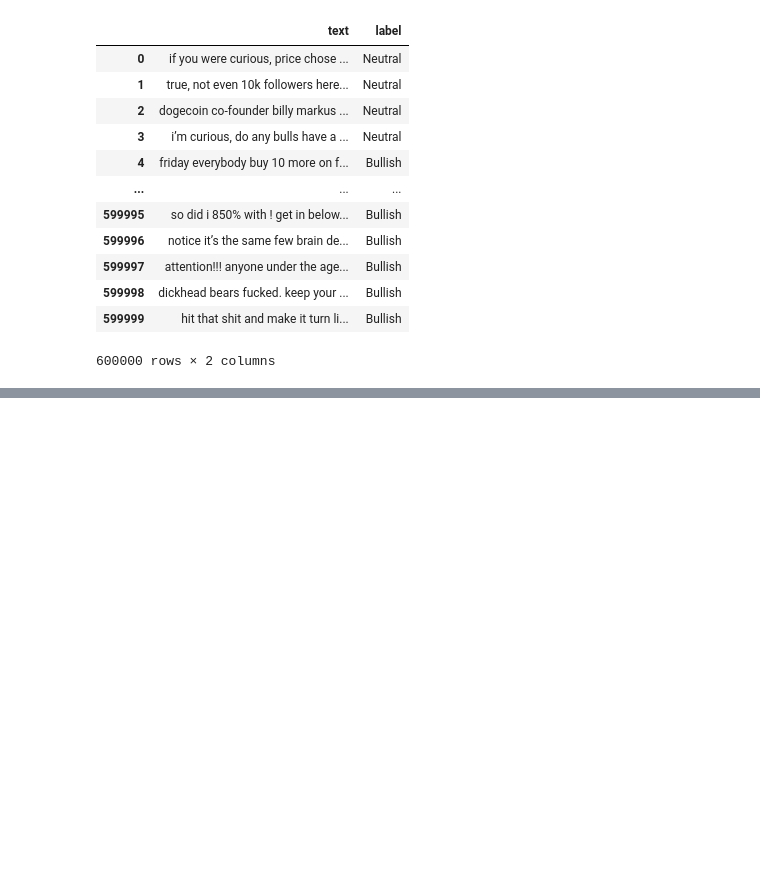
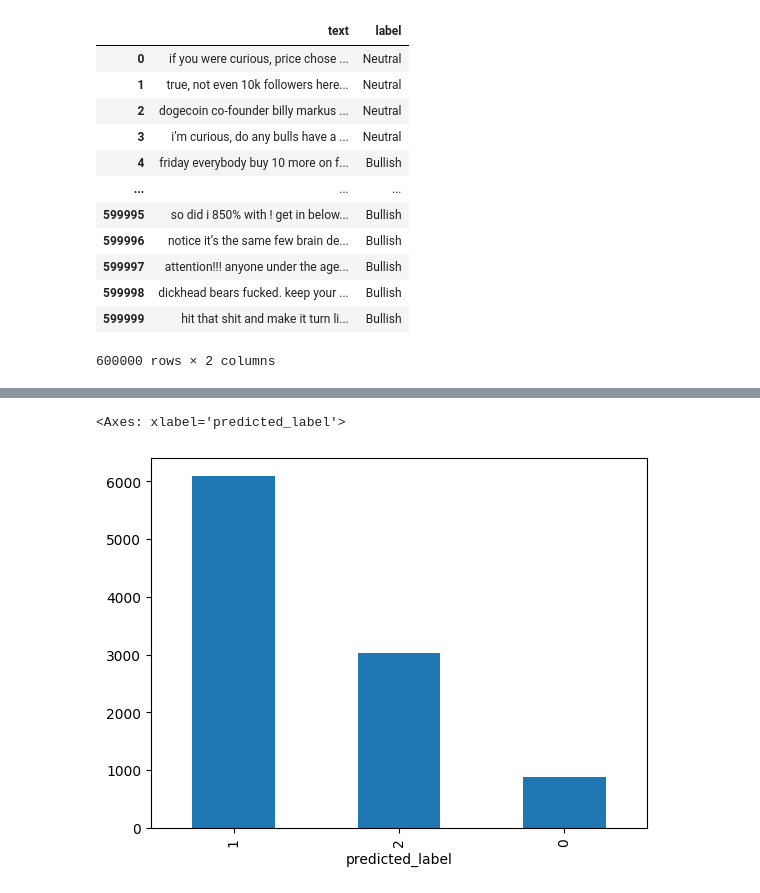
Before and after one commit to premstaller1/SHAP-DS2, a Jupyter notebook: Crypto_Market_Shap_andre.ipynb, the cells around one changed output, grey strips where cells are left out. Cells and saved outputs as stored; diff of their text form; code cells hidden in the pictures; blank space fills up the shorter version.

```diff
--- a/Crypto_Market_Shap_andre.ipynb
+++ b/Crypto_Market_Shap_andre.ipynb
@@ -106,0 +217,2 @@ predictions
+# %%
+finance_crypto = pd.read_csv("data/finance_stocks/finance_stocks-train-cleaned.csv")
@@ -106,0 +243,14 @@ predictions
+# %%
+#Load the model and tokenizer
+model_name = "ElKulako/cryptobert"
+tokenizer = AutoTokenizer.from_pretrained(model_name, use_fast=True)
+model = AutoModelForSequenceClassification.from_pretrained(model_name)
+pipe = TextClassificationPipeline(model=model, tokenizer=tokenizer, max_length=64, truncation=True, padding='max_length')
+# %%
+#take a subset to reduce the computing demand
+finance_crypto = finance_crypto.sample(10000)
+
+texts = finance_crypto['clean_tweet_text'].astype(str).tolist()  # Ensure texts are strings
+
+# Get predictions
+predictions_fin = pipe(texts)
@@ -106,0 +277,13 @@ predictions
+# %%
+# Extract predicted labels
+predicted_labels_fin = [label_mapping[pred['label']] for pred in predictions_fin]
+
+#add predicted labels to the dataframe
+finance_crypto['predicted_label'] = predicted_labels_fin
+# %%
+#compare predicted_lavel of finance_crypto with predicted_label of stockwits
+finance_crypto['predicted_label'].value_counts().plot(kind='bar')
+#df_subsampled['predicted_label'].value_counts().plot(kind='bar')
+# %% [output]
+<Axes: xlabel='predicted_label'>
+[figure, added]
```
Also changed, not shown: parts of 13 cells of this notebook, 1 other file.
